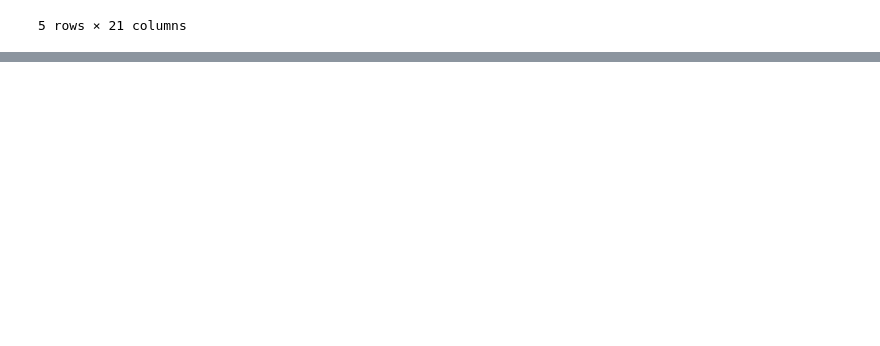
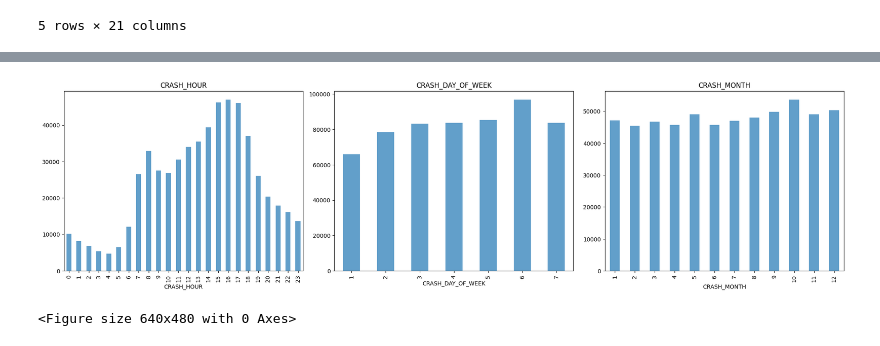
Before and after one commit to Lawez/phase-3-project, a Jupyter notebook: student.ipynb, the cells around one changed output, grey strips where cells are left out. Cells and saved outputs as stored; diff of their text form; code cells hidden in the pictures; blank space fills up the shorter version.

```diff
--- a/student.ipynb
+++ b/student.ipynb
@@ -1207,0 +1198,4 @@ Index(['SEX', 'AGE', 'DRIVER_ACTION', 'DRIVER_VISION', 'PHYSICAL_CONDITION',
+# %%
+#convert the values in the 'AGE' column of the DataFrame to strings
+final_data.AGE = final_data.AGE.map(lambda x : str(x))
+final_data
@@ -1207,0 +1394,7 @@ Index(['SEX', 'AGE', 'DRIVER_ACTION', 'DRIVER_VISION', 'PHYSICAL_CONDITION',
+# %%
+# Filtering the data for control failures (Unintentional accidents)
+control_failures = factors[factors.PRIM_CONTRIBUTORY_CAUSE == 0].copy()
+# Removing the 'PRIM_CONTRIBUTORY_CAUSE' column as it is no longer needed
+control_failures.drop('PRIM_CONTRIBUTORY_CAUSE', axis=1, inplace=True)
+# Displaying the column names of the control_failures DataFrame
+control_failures.columns
@@ -1207,0 +1406,17 @@ Index(['SEX', 'AGE', 'DRIVER_ACTION', 'DRIVER_VISION', 'PHYSICAL_CONDITION',
+# %%
+# Creating an empty dictionary to store column-wise value counts
+#Calculating value counts for the current column and storing it in the dictionary
+# Iterating over each column in the control_failures DataFrame
+count_dict = {}
+for col in control_failures.columns:
+    count_dict[str(col)] = control_failures[col].value_counts()
+#plotting the predictors
+plt.figure(figsize=(20,15))
+plt.subplots_adjust(wspace=0.7)
+
+for index, value in enumerate(count_dict):
+    ax = plt.subplot(3, 3, index+1)
+    chart = pd.DataFrame(count_dict[value])
+    chart.plot(ax=ax, kind='barh', legend=False, alpha=0.7)
+    ax.set_title(value)
+    plt.savefig(r'images\quiz_two.png', bbox_inches='tight');
@@ -1207,0 +1462,19 @@ Index(['SEX', 'AGE', 'DRIVER_ACTION', 'DRIVER_VISION', 'PHYSICAL_CONDITION',
+# %%
+# Plot the graphs
+crash_time = final_data[['CRASH_HOUR', 'CRASH_DAY_OF_WEEK', 'CRASH_MONTH']].copy()
+
+plt.figure(figsize=(20, 15))
+plt.subplots_adjust(wspace=0.7)
+
+for i, col in enumerate(crash_time.columns):
+    ax = plt.subplot(3, 3, i+1)
+    chart_2 = pd.DataFrame(crash_time[col].value_counts()).sort_index()
+    chart_2.plot(ax=ax, kind='bar', legend=False, alpha=0.7)
+    ax.set_title(col)
+
+plt.tight_layout()
+plt.show()
+plt.savefig(r'images\quiz_three.png', bbox_inches='tight');
+# %% [output]
+[figure, added]
+<Figure size 640x480 with 0 Axes>
```
Also changed, not shown: parts of 31 cells of this notebook, 7 other files.
